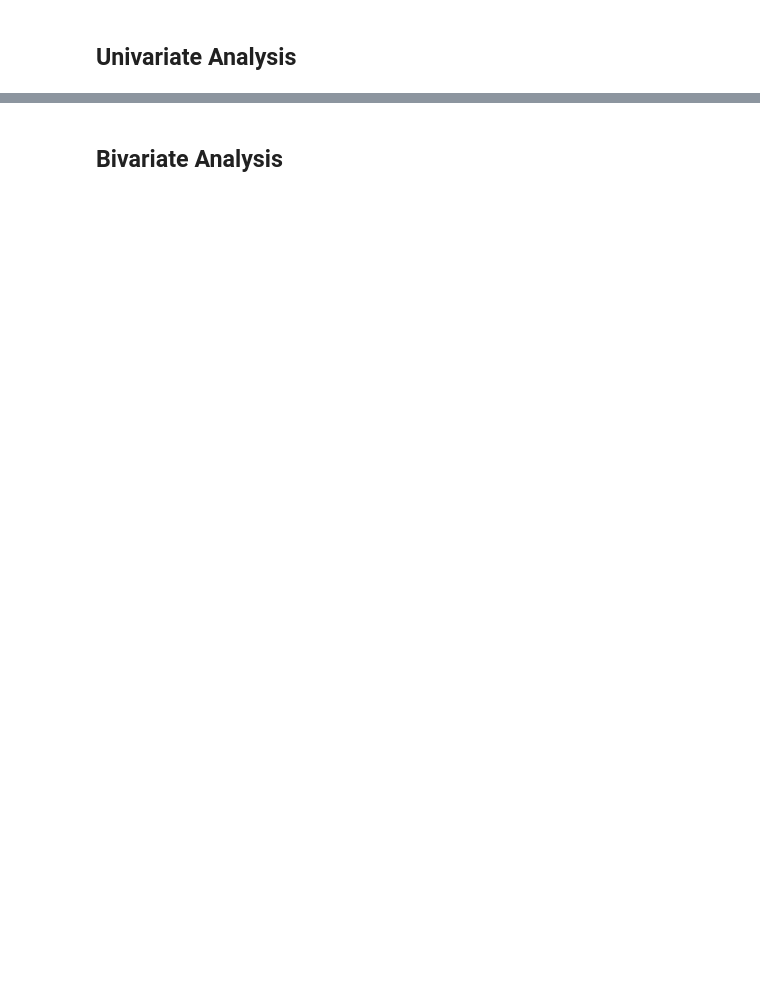
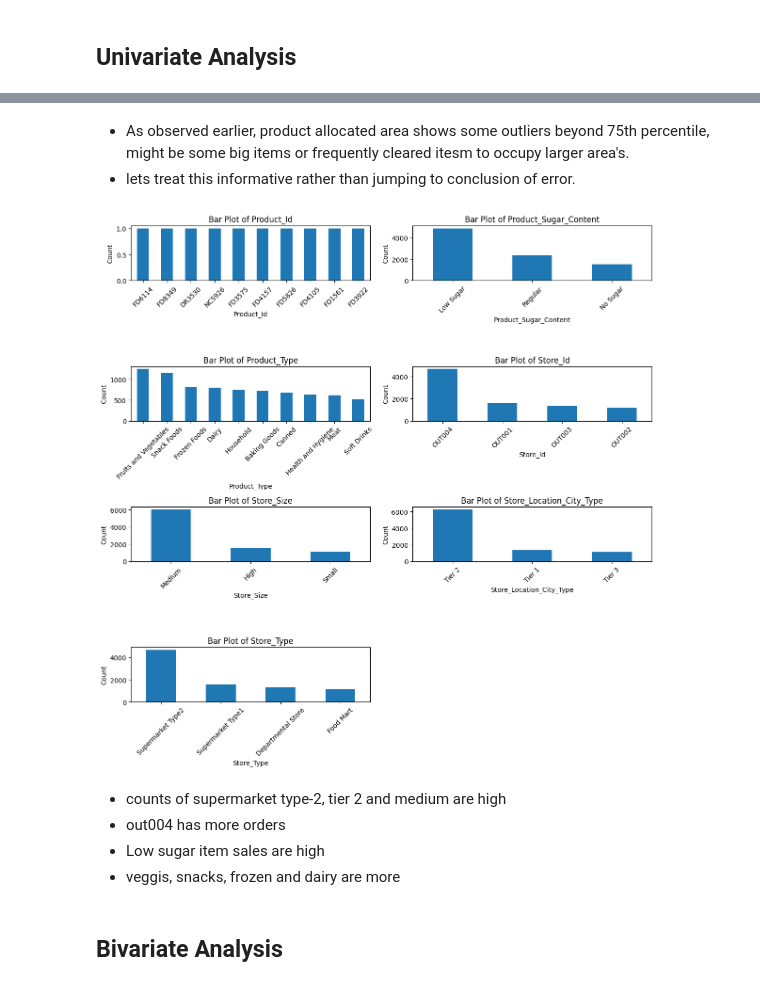
Before and after one commit to fryder/superkart, a Jupyter notebook: Full_Code_SuperKart_Model_Deployment_Notebook_[Updated].ipynb, the cells around one changed output, grey strips where cells are left out. Saved outputs shown, nothing was run; the diff lists cells and outputs as text; code cells hidden in the pictures; blank space fills up the shorter version.

```diff
--- a/Full_Code_SuperKart_Model_Deployment_Notebook_[Updated].ipynb
+++ b/Full_Code_SuperKart_Model_Deployment_Notebook_[Updated].ipynb
@@ -188,0 +249,17 @@ dtype: int64
+# %%
+def barPlot(cols, n_cat):
+    ncols = 2
+    nrows = math.ceil(n_cat / ncols)
+
+    fig, axes = plt.subplots(nrows, ncols, figsize=(12, 3 * nrows))
+    axes = axes.flatten()
+
+    for i, col in enumerate(cols):
+        kartData[col].value_counts().head(10).plot(kind='bar', ax=axes[i])
+        axes[i].set_title(f'Bar Plot of {col}')
+        axes[i].set_ylabel('Count')
+        axes[i].tick_params(axis='x', rotation=45)
+    for j in range(i + 1, len(axes)):
+        axes[j].set_visible(False)
+    plt.tight_layout()
+    plt.show()
@@ -189,2 +378,16 @@ dtype: int64
+# %% [markdown]
+- As observed earlier, product allocated area shows some outliers beyond 75th percentile, might be some big items or frequently cleared itesm to occupy larger area's.
+- lets treat this informative rather than jumping to conclusion of error.
+# %%
+n_num = len(cat_cols)
+
+barPlot(cat_cols, n_num)
+# %% [output]
+[figure, added]
+# %% [markdown]
+- counts of supermarket type-2, tier 2 and medium are high
+- out004 has more orders
+- Low sugar item sales are high
+- veggis, snacks, frozen and dairy are more
 # %% [markdown]
 ## Bivariate Analysis
```
Also changed, not shown: parts of 83 cells of this notebook, 2 other files.
